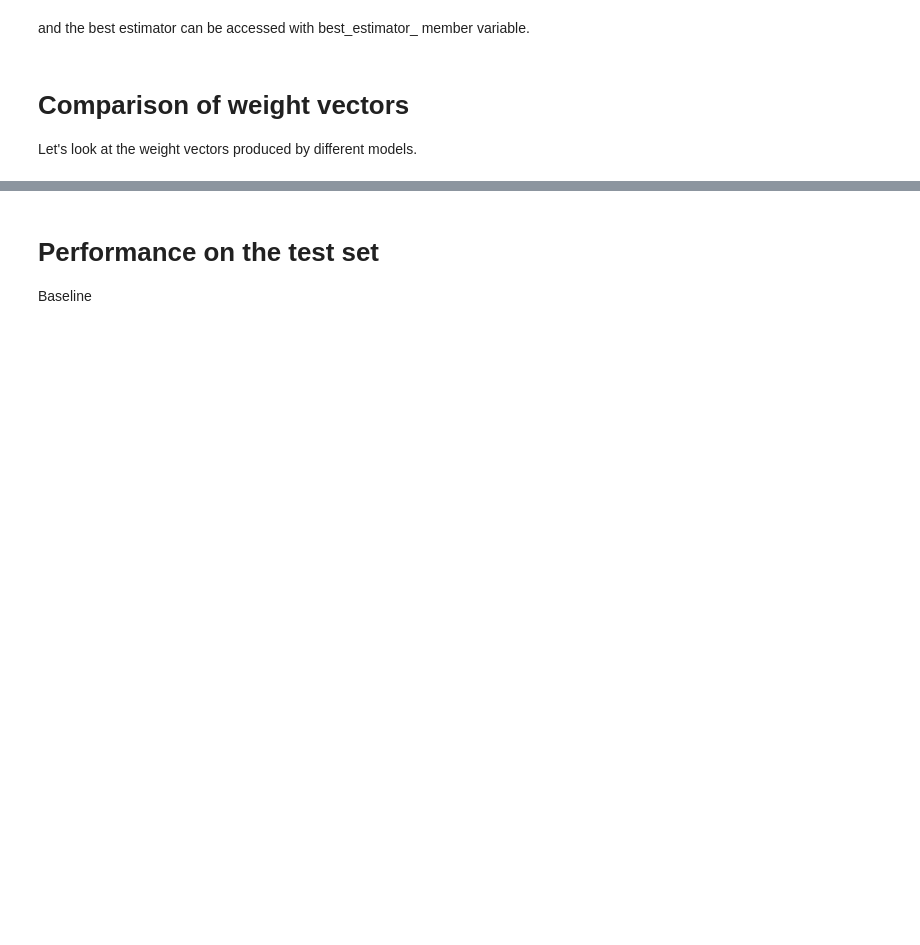
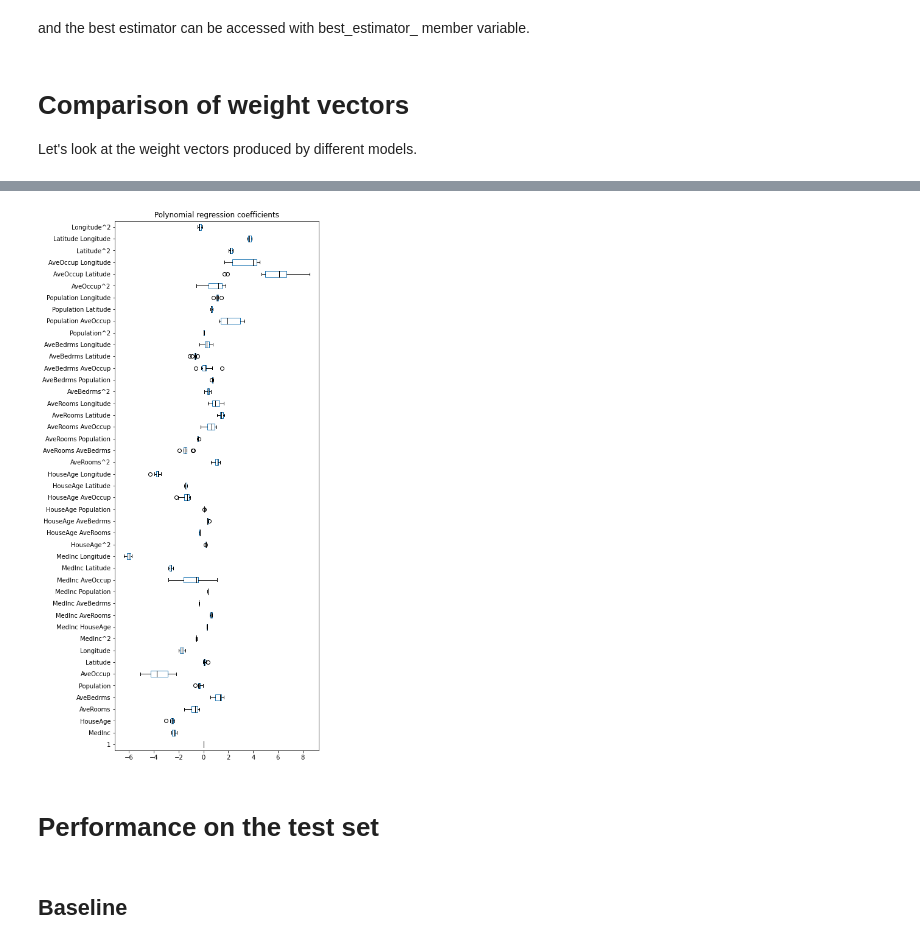
Before and after one commit to rahulagarwak/Machine-Learning-Practice-MLP, a Jupyter notebook: Colab Notebooks/MLP_Wk4_Lin_Reg_California_Housing_Dataset.ipynb, the cells around one changed output, grey strips where cells are left out. Cells and saved outputs as stored; diff of their text form; code cells hidden in the pictures; blank space fills up the shorter version.

```diff
--- a/Colab Notebooks/MLP_Wk4_Lin_Reg_California_Housing_Dataset.ipynb
+++ b/Colab Notebooks/MLP_Wk4_Lin_Reg_California_Housing_Dataset.ipynb
@@ -176,7 +238,7 @@ print(ridge_reg_test_error.mean(),'+/-',ridge_reg_test_error.std())
 alpha_list = np.logspace(-4,0,num=20)
 ridge_reg_pipeline = Pipeline([('poly', PolynomialFeatures(degree=2)),
                               ('feature_scaling', StandardScaler()),
-                              ('ridge_cv',RidgeCV(alpha=alpha_list,
+                              ('ridge_cv',RidgeCV(alphas=alpha_list,
                                                   cv=cv,
                                                   scoring='neg_mean_absolute_error'))])
 ridge_reg_cv_results = ridge_reg_pipeline.fit(com_train_features, com_train_labels)
@@ -335,0 +514,4 @@ _=plt.title('Polynomial regression coefficients')
+# %%
+feature_names = ridge_reg_cv_results['estimator'][0][0].get_feature_names_out(
+    input_features=train_features.columns)
+feature_names
@@ -336,7 +533,16 @@ _=plt.title('Polynomial regression coefficients')
+# %%
+coefs = [est[-1].coef_ for est in ridge_reg_cv_results['estimator']]
+weights_ridge_regression = pd.DataFrame(coefs, columns=feature_names)
+# %%
+color = {'whiskers':'black','medians':'black','caps':'black'}
+weights_ridge_regression.plot.box(color=color,vert=False,figsize=(6,16))
+_=plt.title('Polynomial regression coefficients')
+# %% [output]
+[figure, added]
 # %% [markdown]
 # Performance on the test set
-
-Baseline
+# %% [markdown]
+## Baseline
 # %%
 baseline_model_median = DummyRegressor(strategy='median')
 baseline_model_median.fit(train_features, train_labels)
```
Also changed, not shown: parts of 49 cells of this notebook.
